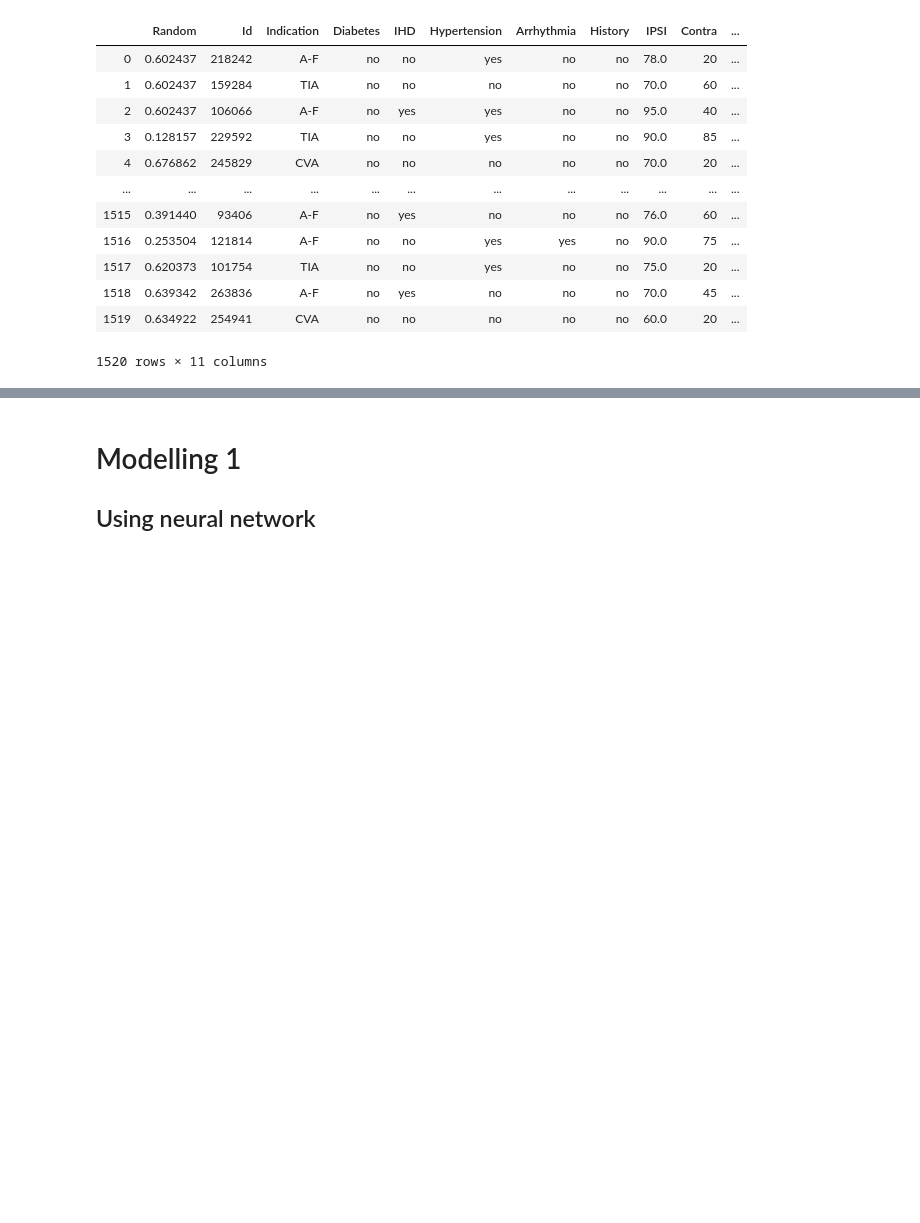
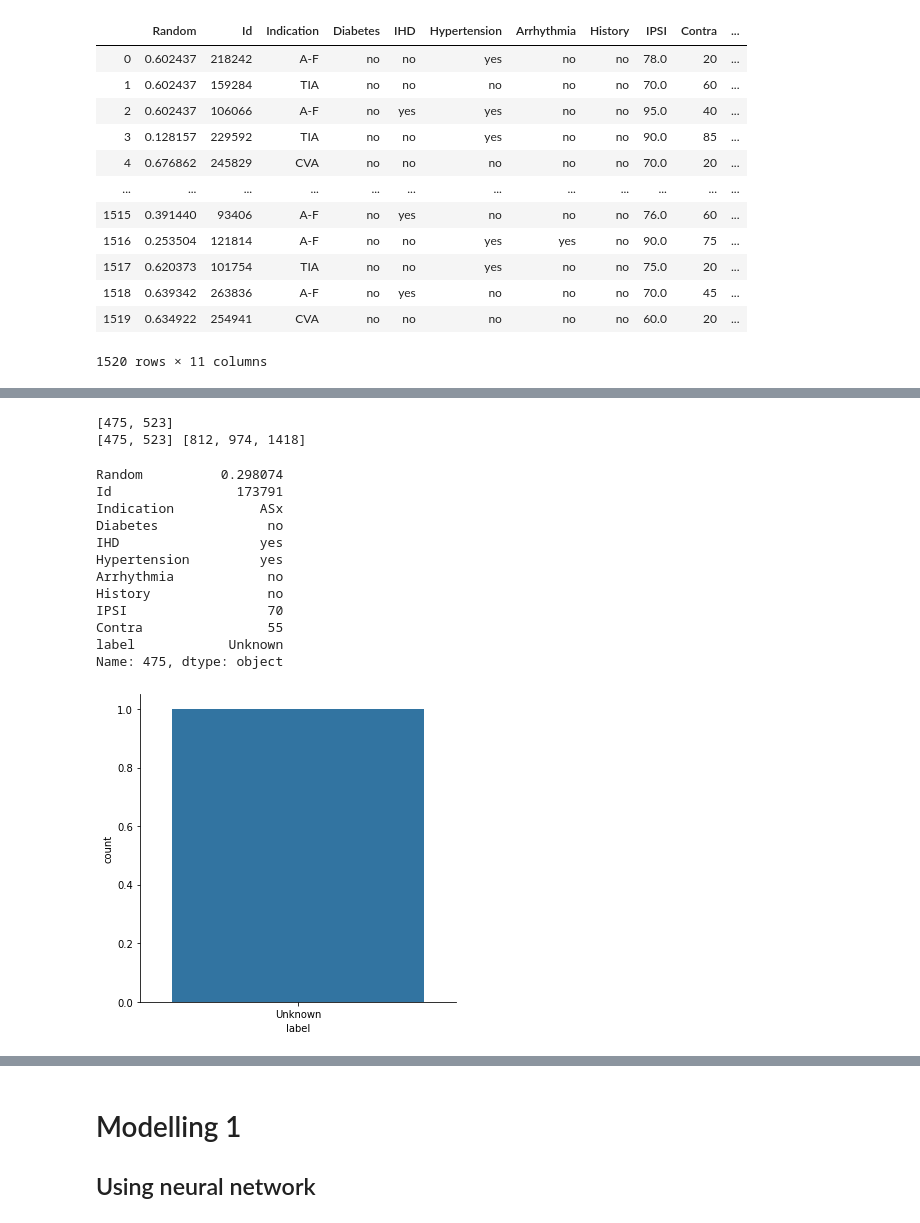
Before and after one commit to Kikumu/Datamining, a Jupyter notebook: ACW-part-2.ipynb, the cells around one changed output, grey strips where cells are left out. Drawn from its saved outputs; the diff is of its cells as text; code cells hidden in the pictures; blank space fills up the shorter version.

```diff
--- a/ACW-part-2.ipynb
+++ b/ACW-part-2.ipynb
@@ -1218,0 +1248,36 @@ df_copy2
+# %%
+##find sections containin value 'unknown'
+_label2 = df_copy2['label']
+Llist2 = []
+c = 0
+for item in _label2:
+    if item == 'Unknown':
+        Llist2.append(c)
+    c = c + 1
+print(Llist2)
+print(Llist2,Llist) ##total values to clean(5)
+# %% [output]
+[475, 523]
+[475, 523] [812, 974, 1418]
+# %%
+##will start from lowest value to highest
+print(df_copy2.loc[475,:])
+df_copy1 = df.copy() ##first line included  to 'reset' the dataframe
+df_copy1.query('Indication =="ASx" and Diabetes =="no" and IHD == "yes" and Hypertension == "yes" and Arrhythmia == "no" and History == "no" and IPSI ==70', inplace = True)
+copy1 = df_copy1
+sns.catplot('label', data = df_copy1, kind='count' )
+df_copy1 = df.copy()
+# %% [output]
+Random          0.298074
+Id                173791
+Indication           ASx
+Diabetes              no
+IHD                  yes
+Hypertension         yes
+Arrhythmia            no
+History               no
+IPSI                  70
+Contra                55
+label            Unknown
+Name: 475, dtype: object
+[figure, added]
```
Also changed, not shown: parts of 42 cells of this notebook.
